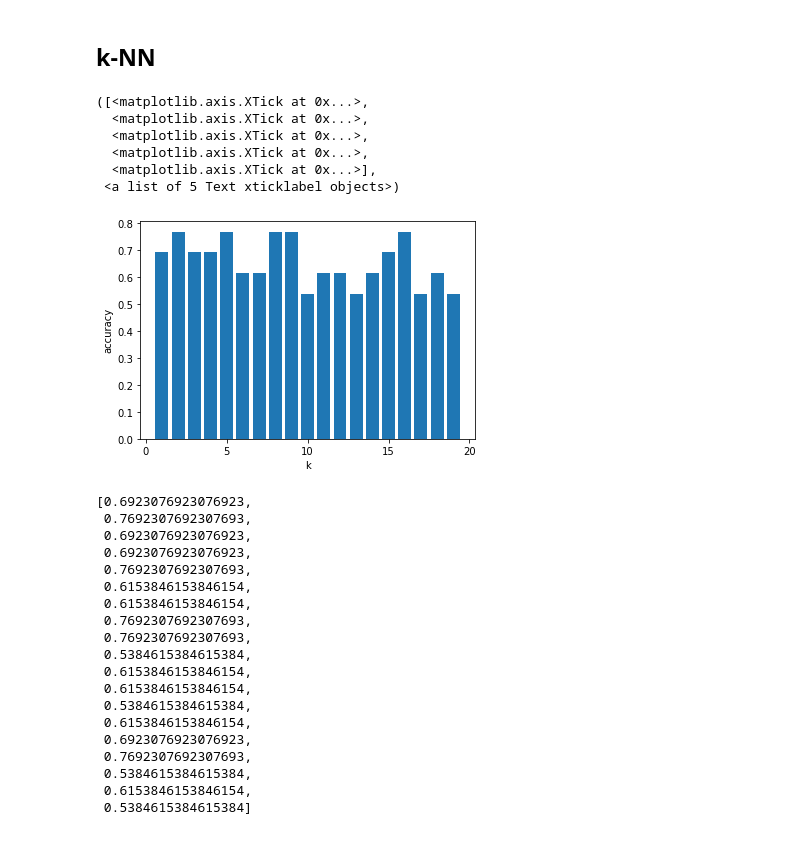
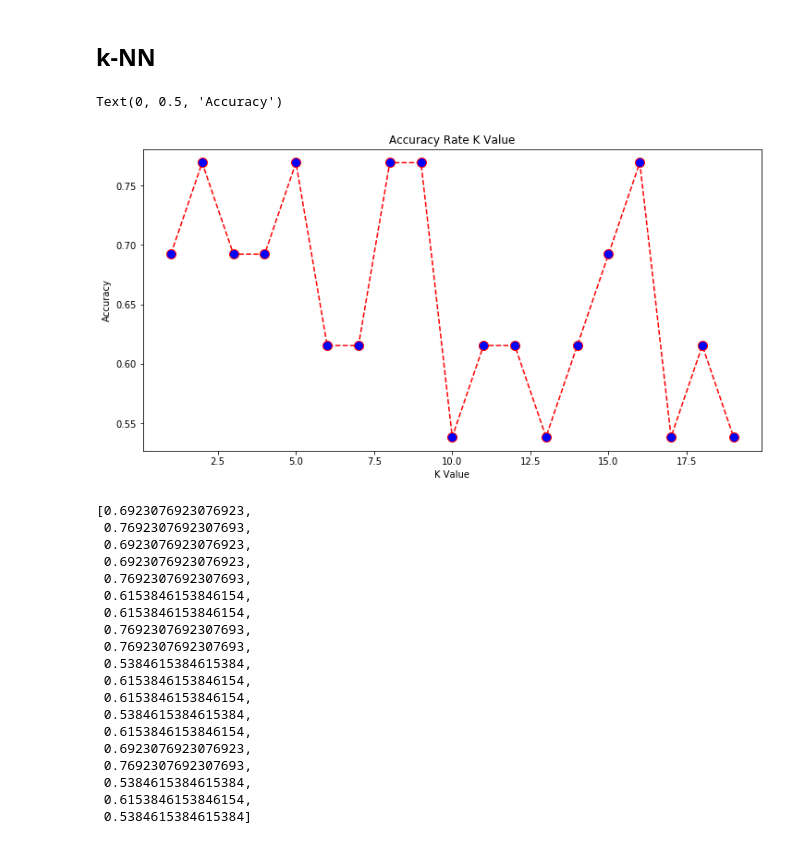
Before and after one commit to neburs/HOPE_rank_predictor, a Jupyter notebook: S2 - HOPE kNN.ipynb, the cells around one changed output. Drawn from its saved outputs; the diff is of its cells as text; code cells hidden in the pictures.

Commit message:
check mean error knn. Standardize data in logistic regresion

```diff
--- a/S2 - HOPE kNN.ipynb
+++ b/S2 - HOPE kNN.ipynb
@@ -167,24 +167,23 @@ X_test = scaler.transform(X_test)
 # %%
 k_range = range(1, 20)
 accuracy = []
+error = []
 for k in k_range:
     knn = KNeighborsClassifier(n_neighbors = k)
-    y_pred = knn.fit(X_train, y_train)
+    knn.fit(X_train, y_train)
+    y_pred = knn.predict(X_test)
     accuracy.append(knn.score(X_test, y_test))
-
-plt.figure()
-plt.xlabel('k')
-plt.ylabel('accuracy')
-plt.bar(k_range, accuracy)
-plt.xticks([0,5,10,15,20])
+    error.append(np.mean(y_pred != y_test))
-# %% [output]
-([<matplotlib.axis.XTick at 0x...>,
-  <matplotlib.axis.XTick at 0x...>,
-  <matplotlib.axis.XTick at 0x...>,
-  <matplotlib.axis.XTick at 0x...>,
-  <matplotlib.axis.XTick at 0x...>],
- <a list of 5 Text xticklabel objects>)
-[figure, removed]
+# %%
+plt.figure(figsize=(12, 6))
+plt.plot(range(1, 20), accuracy, color='red', linestyle='dashed', marker='o',
+         markerfacecolor='blue', markersize=10)
+plt.title('Accuracy Rate K Value')
+plt.xlabel('K Value')
+plt.ylabel('Accuracy')
+# %% [output]
+Text(0, 0.5, 'Accuracy')
+[figure, added]
 # %%
 accuracy
 # %% [output]
```
Also changed, not shown: parts of 4 cells of this notebook, 7 other files.
